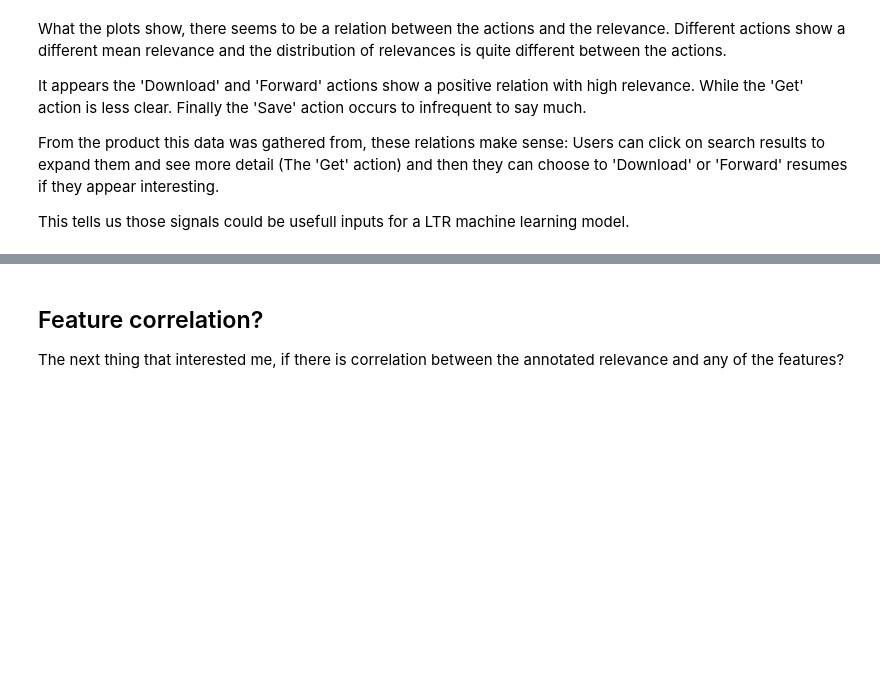
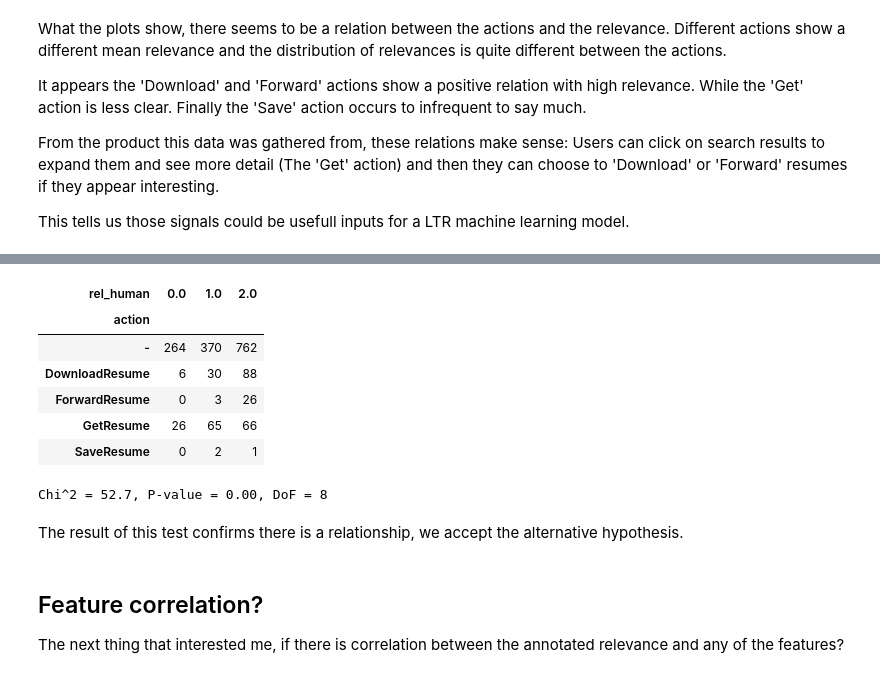
Before and after one commit to EikeDehling/machine-learnings, a Jupyter notebook: ltr.ipynb, the cells around one changed output, grey strips where cells are left out. Saved outputs shown, nothing was run; the diff lists cells and outputs as text; code cells hidden in the pictures; blank space fills up the shorter version.

Commit message:
Add statistical test

```diff
--- a/ltr.ipynb
+++ b/ltr.ipynb
@@ -92,3 +103,25 @@ This tells us those signals could be usefull inputs for a LTR machine learning m
+# %%
+contingency_table = pd.crosstab(df['action'], df['rel_human'])
+
+contingency_table
+# %% [output]
+| rel_human | 0.0 | 1.0 | 2.0 |
+| action |  |  |  |
+| - | 264 | 370 | 762 |
+| DownloadResume | 6 | 30 | 88 |
+| ForwardResume | 0 | 3 | 26 |
+| GetResume | 26 | 65 | 66 |
+| SaveResume | 0 | 2 | 1 |
+# %%
+from scipy.stats import chi2_contingency
+
+chi2, p, dof, _ = chi2_contingency(contingency_table)
+
+print("Chi^2 = {:.1f}, P-value = {:.2f}, DoF = {}".format(chi2, p, dof))
+# %% [output]
+Chi^2 = 52.7, P-value = 0.00, DoF = 8
+# %% [markdown]
+The result of this test confirms there is a relationship, we accept the alternative hypothesis.
 # %% [markdown]
 ## Feature correlation?
 
```
Also changed, not shown: parts of 1 cell of this notebook.
